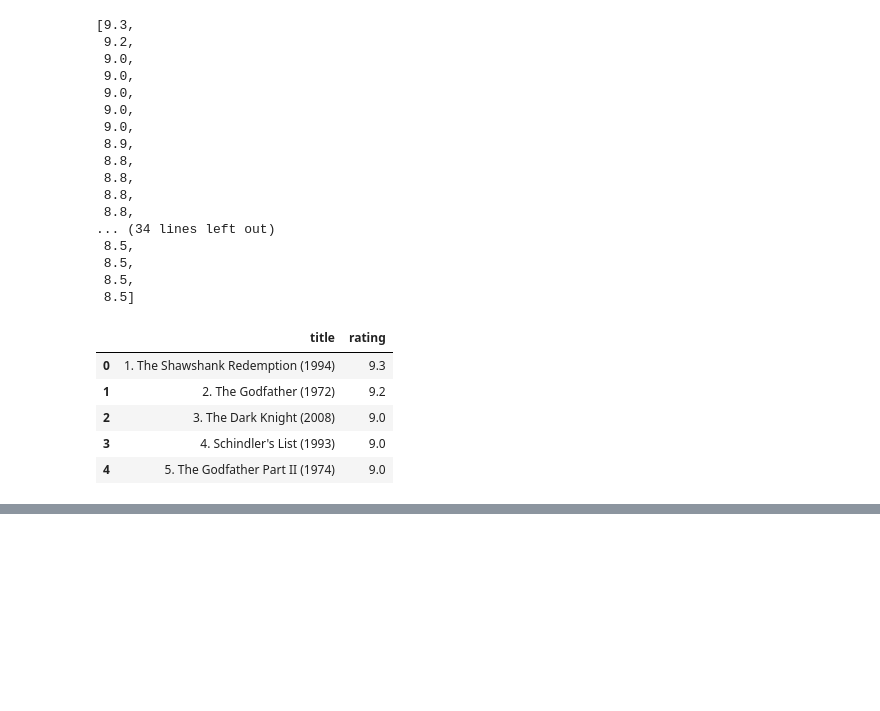
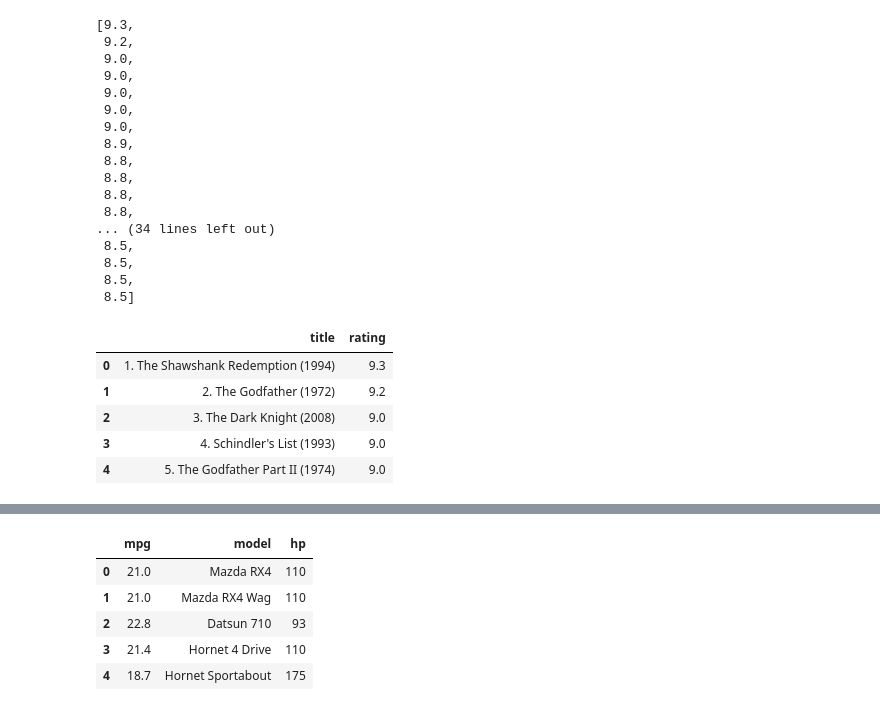
Before and after one commit to naponite/data-science-bootcamp-8, a Jupyter notebook: Python/Essential_Python_for_Data_Analyst.ipynb, the cells around one changed output, grey strips where cells are left out. Saved outputs shown, nothing was run; the diff lists cells and outputs as text; code cells hidden in the pictures; blank space fills up the shorter version.

```diff
--- a/Python/Essential_Python_for_Data_Analyst.ipynb
+++ b/Python/Essential_Python_for_Data_Analyst.ipynb
@@ -408,0 +532,11 @@ movie_database.head()
+# %%
+# subset of data frame
+mtcars["mpg"]
+mtcars[["mpg", "model","hp"]].head()
+# %% [output]
+|  | mpg | model | hp |
+| 0 | 21.0 | Mazda RX4 | 110 |
+| 1 | 21.0 | Mazda RX4 Wag | 110 |
+| 2 | 22.8 | Datsun 710 | 93 |
+| 3 | 21.4 | Hornet 4 Drive | 110 |
+| 4 | 18.7 | Hornet Sportabout | 175 |
```
Also changed, not shown: parts of 31 cells of this notebook.
